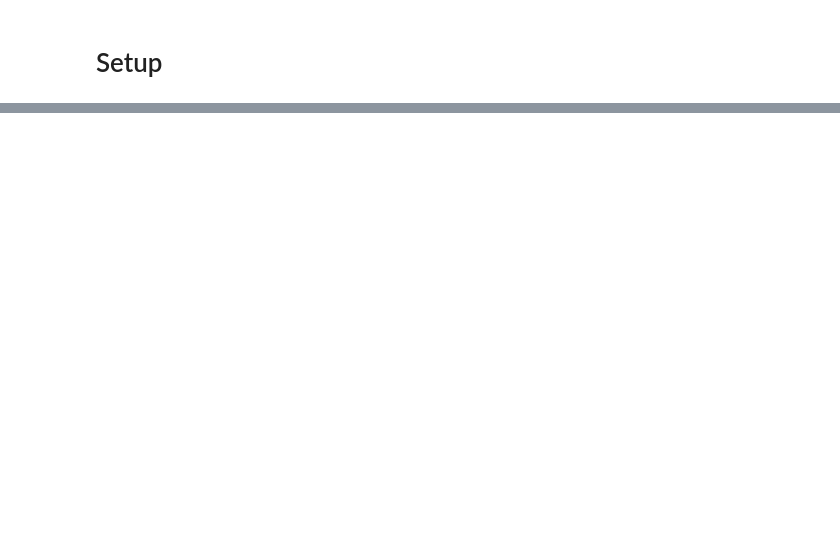
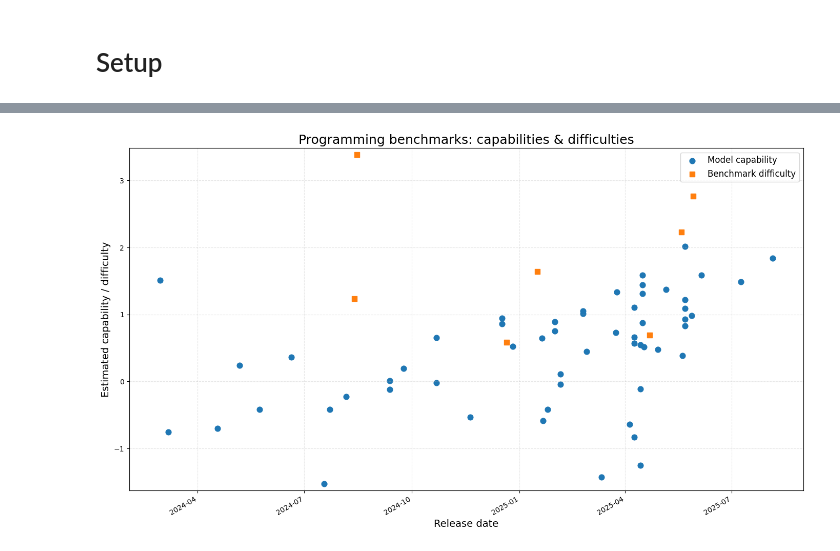
Before and after one commit to epoch-research/benchmark-stitching, a Jupyter notebook: notebooks/optimization_pressure.ipynb, the cells around one changed output, grey strips where cells are left out. Cells and saved outputs as stored; diff of their text form; code cells hidden in the pictures; blank space fills up the shorter version.

```diff
--- a/notebooks/optimization_pressure.ipynb
+++ b/notebooks/optimization_pressure.ipynb
@@ -301,0 +430,84 @@ Bootstrapped mean rate: 0.0266 capability units/year
+# %%
+# Programming trend (benchmarks flagged as is_coding)
+anchor_mode = "model"
+anchor_benchmark = "Winogrande"
+anchor_difficulty = 0
+anchor_slope = 1
+anchor_model1 = "claude-3-opus-20240229"
+anchor_model1_capability = 1.510032
+anchor_model2 = "claude-opus-4-20250514"
+anchor_model2_capability = 2.015441
+
+coding_df = scores_df[scores_df['is_coding']]
+
+if len(coding_df) < 10:
+    print(f"Too few rows in coding_df: {len(coding_df)}; skipping fit")
+else:
+    df_code, df_cm_code, df_bd_code = fit_statistical_model(
+        coding_df,
+        anchor_mode=anchor_mode,
+        anchor_benchmark=anchor_benchmark,
+        anchor_difficulty=anchor_difficulty,
+        anchor_slope=anchor_slope,
+        anchor_model1=anchor_model1,
+        anchor_model1_capability=anchor_model1_capability,
+        anchor_model2=anchor_model2,
+        anchor_model2_capability=anchor_model2_capability
+    )
+
+    # Dates for plotting
+    df_cm_code['date_obj'] = pd.to_datetime(df_cm_code['date'])
+
+    # Prep series
+    cap_df = df_cm_code.copy()
+    cap_df["date_obj"] = pd.to_datetime(cap_df["date_obj"])
+    cap_df.sort_values("date_obj", inplace=True, ignore_index=True)
+    cap_dates_num = mdates.date2num(cap_df["date_obj"])
+    cap_values    = cap_df["estimated_capability"]
+
+    bench_df = df_bd_code.copy()
+    bench_df["date_obj"] = pd.to_datetime(bench_df["benchmark_release_date"])
+    bench_df.sort_values("date_obj", inplace=True, ignore_index=True)
+    bench_dates_num = mdates.date2num(bench_df["date_obj"])
+    bench_values    = bench_df["estimated_difficulty"]
+
+    # Plot
+    fig, ax = plt.subplots(figsize=(14, 8))
+    ax.scatter(cap_dates_num, cap_values, marker='o', s=60, color='tab:blue', label='Model capability')
+    ax.scatter(bench_dates_num, bench_values, marker='s', s=60, color='tab:orange', label='Benchmark difficulty')
+
+    ax.set_xlabel("Release date", fontsize=14)
+    ax.set_ylabel("Estimated capability / difficulty", fontsize=14)
+    ax.set_title("Programming benchmarks: capabilities & difficulties", fontsize=18)
+    ax.xaxis.set_major_formatter(mdates.DateFormatter('%Y-%m'))
+    ax.xaxis.set_major_locator(mdates.MonthLocator(interval=3))
+    fig.autofmt_xdate()
+
+    min_y = min(cap_values.min(), bench_values.min()) - 0.1
+    max_y = max(cap_values.max(), bench_values.max()) + 0.1
+    ax.set_ylim(min_y, max_y)
+    ax.grid(True, linestyle='--', alpha=0.3)
+    ax.legend(fontsize=12)
+    plt.tight_layout()
+    plt.savefig("capabilities_and_benchmarks_over_time_coding.pdf")
+    plt.show()
+
+    # Bootstrap slope on capability trend
+    import numpy as np
+    mask  = ~(np.isnan(cap_dates_num) | np.isnan(cap_values))
+    x_full = cap_dates_num[mask]
+    y_full = cap_values[mask].to_numpy()
+
+    n_boot = 10000
+    rng = np.random.default_rng(0)
+    boot_slopes_year = np.empty(n_boot)
+    for i in range(n_boot):
+        idx = rng.choice(len(x_full), len(x_full), replace=True)
+        slope_day, _ = np.polyfit(x_full[idx], y_full[idx], 1)
+        boot_slopes_year[i] = slope_day * 365.25
+
+    mean_rate = boot_slopes_year.mean()
+    ci_lower, ci_upper = np.percentile(boot_slopes_year, [2.5, 97.5])
+    print(f"[Coding] Bootstrapped mean rate: {mean_rate:.4f} capability units/year")
+    print(f"[Coding] 95% confidence interval: [{ci_lower:.4f}, {ci_upper:.4f}]")
+# %% [output]
@@ -301,0 +516 @@ Bootstrapped mean rate: 0.0266 capability units/year
+[figure, added]
```
Also changed, not shown: parts of 13 cells of this notebook, 51 other files.
